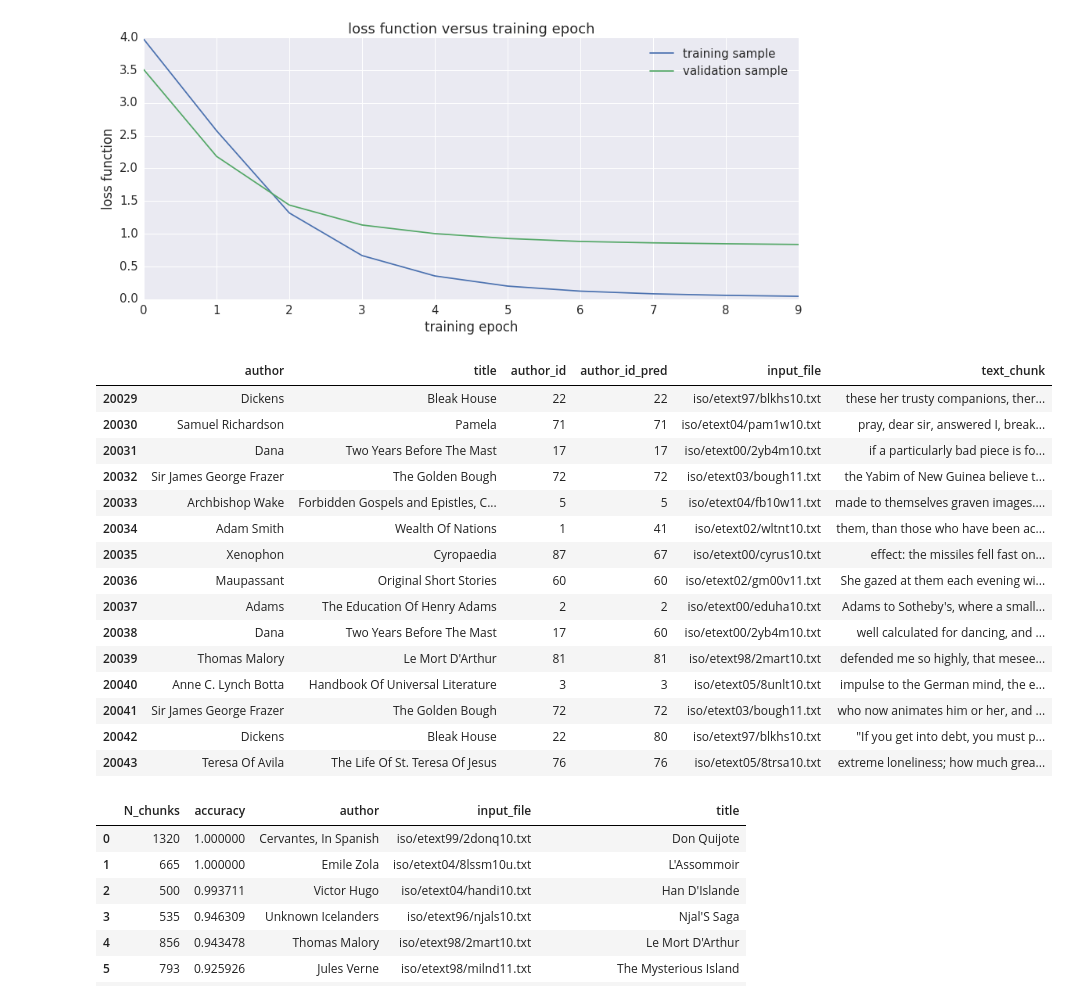
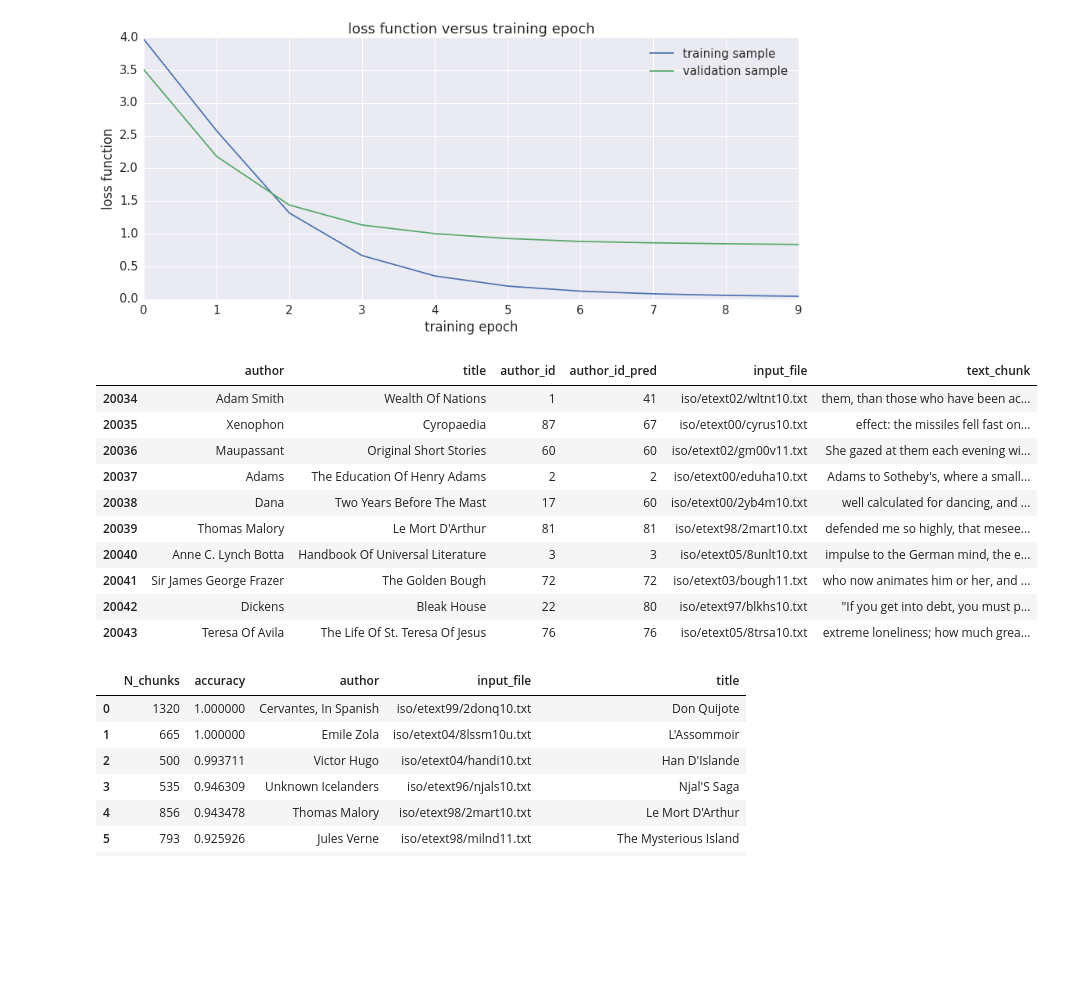
Before and after one commit to joehahn/tf-text-classification-demo, a Jupyter notebook: dl.ipynb, the cells around one changed output. Saved outputs shown, nothing was run; the diff lists cells and outputs as text; code cells hidden in the pictures; blank space fills up the shorter version.

```diff
--- a/dl.ipynb
+++ b/dl.ipynb
@@ -290,18 +278,13 @@ plt.savefig('figs/loss.png')
 # %%
 #predict authors of the text-chunks in the testing sample
 x_test, y_test = tokenize(test, tokenizer)
 y_test_predict_2D = lstm_model.predict(x_test)
 test = test.reset_index(drop=True)
 test['author_id_pred'] = pd.Series([np.argmax(y) for y in y_test_predict_2D])
 cols = [u'author', u'title', u'author_id', u'author_id_pred', 'input_file', u'text_chunk']
-test[cols][-15:]
+test[cols][-10:]
 # %% [output]
 |  | author | title | author_id | author_id_pred | input_file | text_chunk |
-| 20029 | Dickens | Bleak House | 22 | 22 | iso/etext97/blkhs10.txt | these her trusty companions, ther... |
-| 20030 | Samuel Richardson | Pamela | 71 | 71 | iso/etext04/pam1w10.txt | pray, dear sir, answered I, break... |
-| 20031 | Dana | Two Years Before The Mast | 17 | 17 | iso/etext00/2yb4m10.txt | if a particularly bad piece is fo... |
-| 20032 | Sir James George Frazer | The Golden Bough | 72 | 72 | iso/etext03/bough11.txt | the Yabim of New Guinea believe t... |
-| 20033 | Archbishop Wake | Forbidden Gospels and Epistles, C... | 5 | 5 | iso/etext04/fb10w11.txt | made to themselves graven images.... |
 | 20034 | Adam Smith | Wealth Of Nations | 1 | 41 | iso/etext02/wltnt10.txt | them, than those who have been ac... |
 | 20035 | Xenophon | Cyropaedia | 87 | 67 | iso/etext00/cyrus10.txt | effect: the missiles fell fast on... |
 | 20036 | Maupassant | Original Short Stories | 60 | 60 | iso/etext02/gm00v11.txt | She gazed at them each evening wi... |
```
Also changed, not shown: parts of 11 cells of this notebook, 4 other files.
